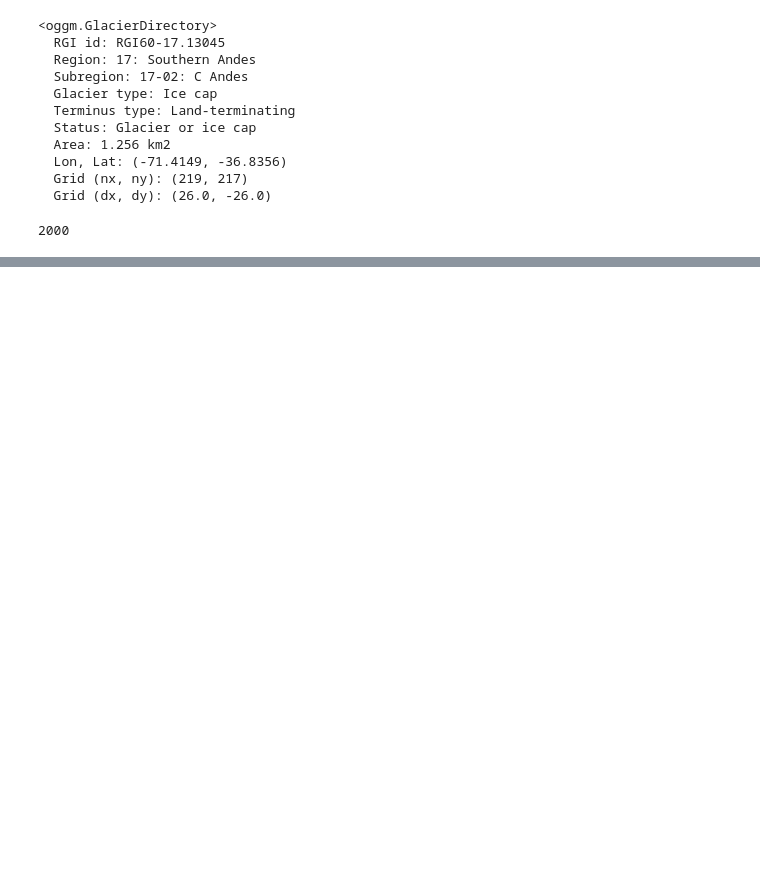
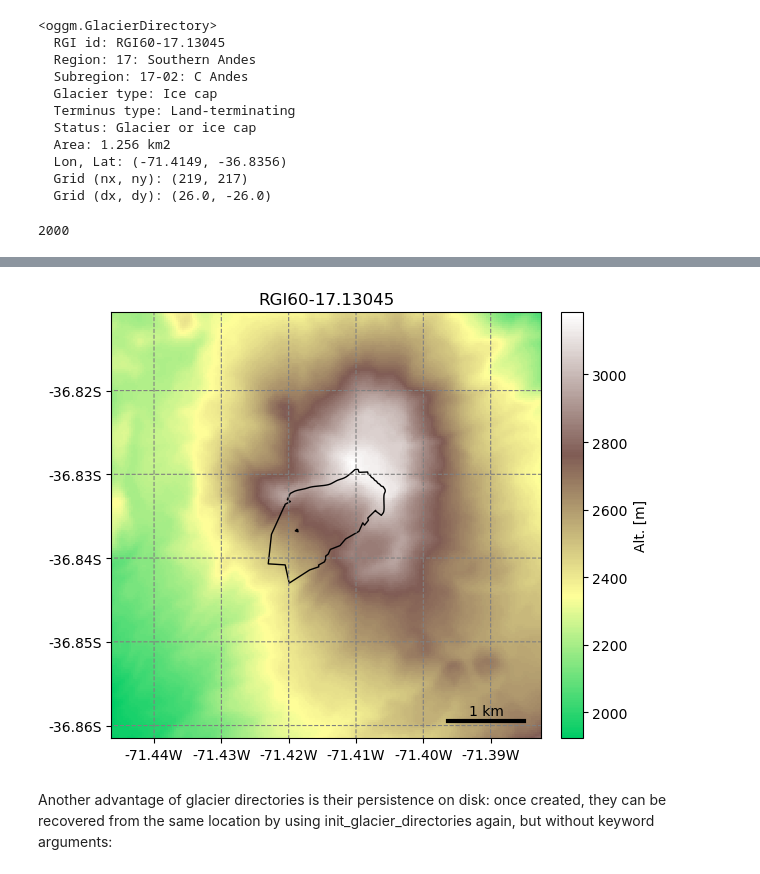
Before and after one commit to millie-spencer/oggm, a Jupyter notebook: tutorials_test.ipynb, the cells around one changed output, grey strips where cells are left out. Saved outputs shown, nothing was run; the diff lists cells and outputs as text; code cells hidden in the pictures; blank space fills up the shorter version.

```diff
--- a/tutorials_test.ipynb
+++ b/tutorials_test.ipynb
@@ -150,0 +155,7 @@ nevado_gdir.rgi_date
+# %%
+# now plot glaciar nevado:
+graphics.plot_domain(nevado_gdir, figsize=(6, 5))
+# %% [output]
+[figure, added]
+# %% [markdown]
+Another advantage of glacier directories is their persistence on disk: once created, they can be recovered from the same location by using init_glacier_directories again, but without keyword arguments:
```
Also changed, not shown: parts of 20 cells of this notebook.
